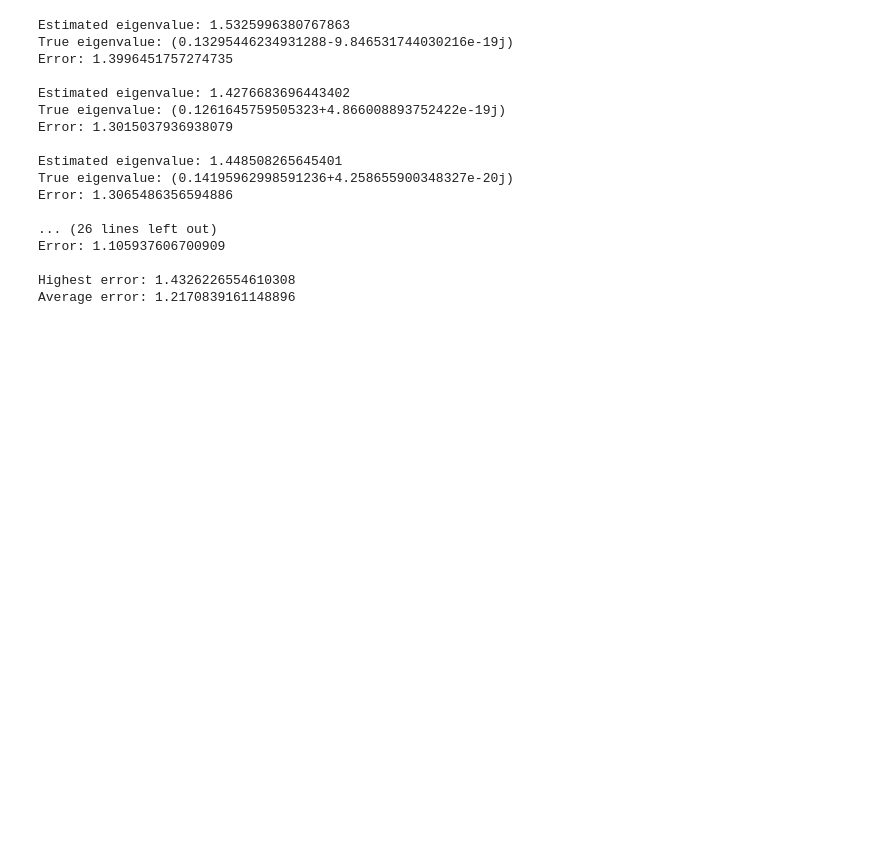
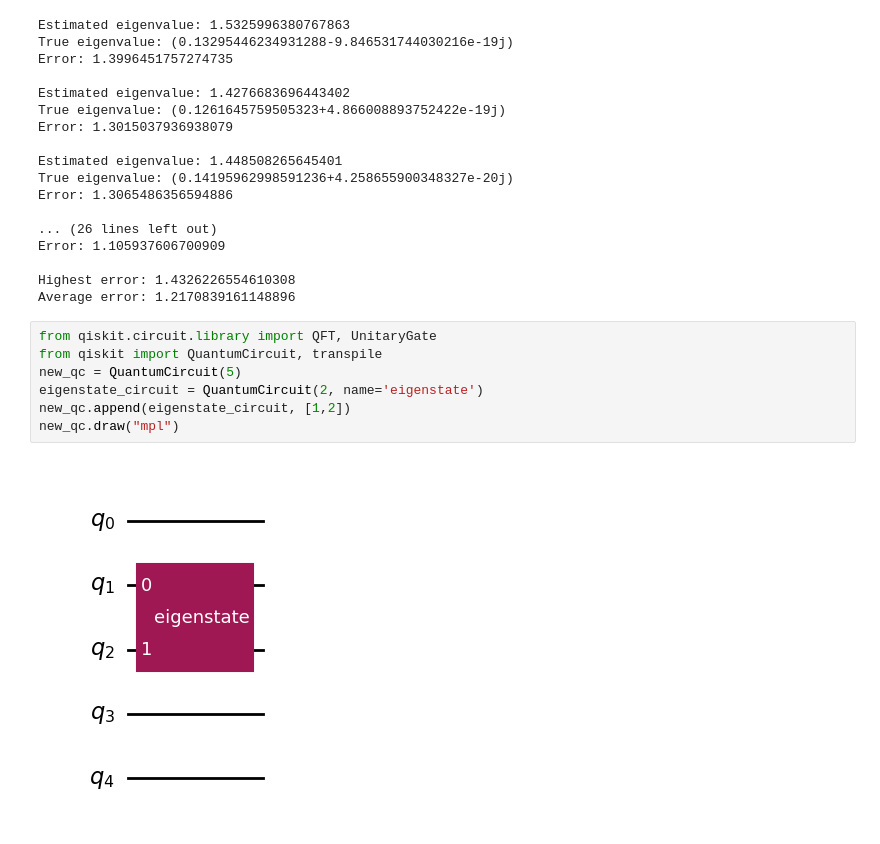
Before and after one commit to Rick0317/qDriftExtraPolation, a Jupyter notebook: jupyter/demo_babys_first_numerical_data.ipynb, the cells around one changed output. Cells and saved outputs as stored; diff of their text form; blank space fills up the shorter version.

```diff
--- a/jupyter/demo_babys_first_numerical_data.ipynb
+++ b/jupyter/demo_babys_first_numerical_data.ipynb
@@ -383,3 +385,12 @@ Error: 1.105937606700909
 
 Highest error: 1.4326226554610308
 Average error: 1.2170839161148896
+# %%
+from qiskit.circuit.library import QFT, UnitaryGate
+from qiskit import QuantumCircuit, transpile
+new_qc = QuantumCircuit(5)
+eigenstate_circuit = QuantumCircuit(2, name='eigenstate')
+new_qc.append(eigenstate_circuit, [1,2])
+new_qc.draw("mpl")
+# %% [output]
+[figure, added]
```
Also changed, not shown: parts of 5 cells of this notebook, 4 other files.
